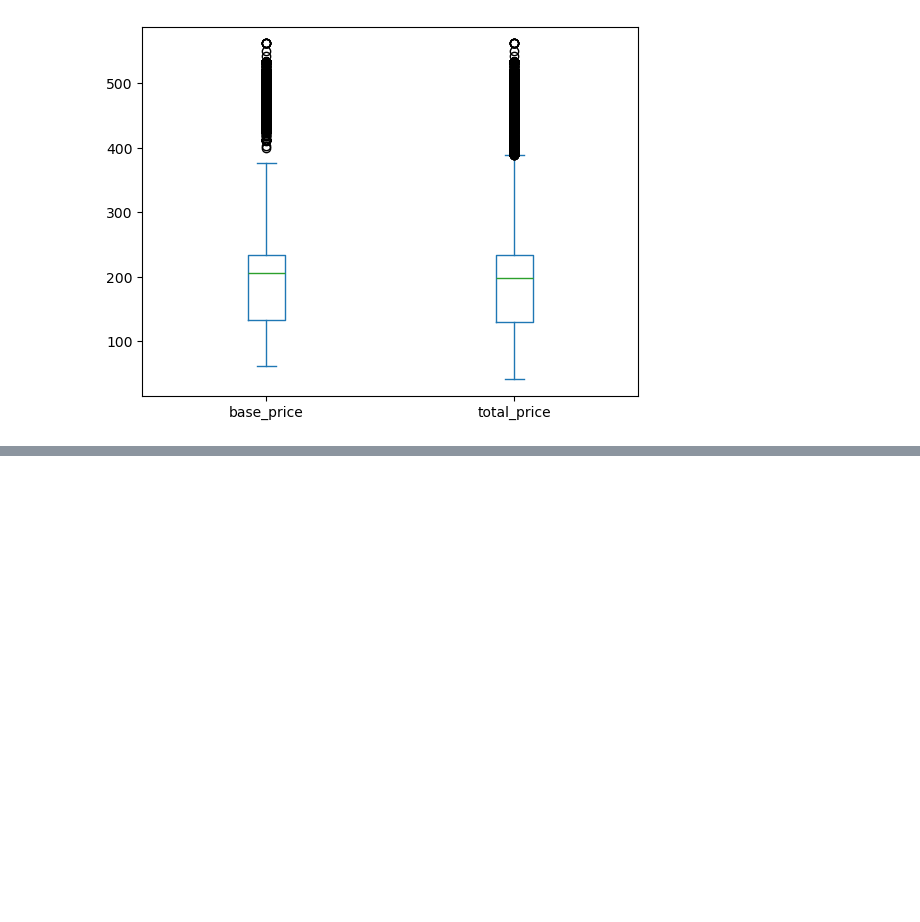
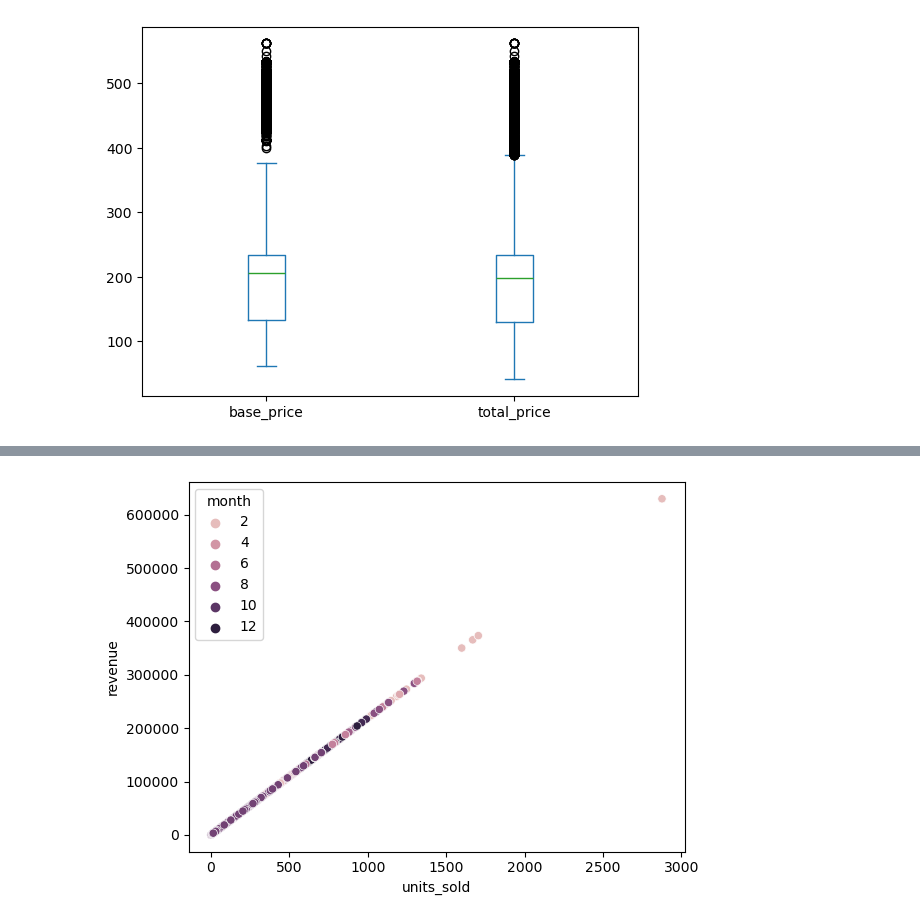
Before and after one commit to swatinw/datascience-capstone-project2, a Jupyter notebook: datawrangling_datasciencecapstone2.ipynb, the cells around one changed output, grey strips where cells are left out. Cells and saved outputs as stored; diff of their text form; code cells hidden in the pictures; blank space fills up the shorter version.

```diff
--- a/datawrangling_datasciencecapstone2.ipynb
+++ b/datawrangling_datasciencecapstone2.ipynb
@@ -246,0 +466,4 @@ df_train[['base_price', 'total_price']].plot.box()
+# %%
+sns.scatterplot(x="units_sold", y="revenue", data= sales, hue = "month");
+# %% [output]
+[figure, added]
```
Also changed, not shown: parts of 38 cells of this notebook.
